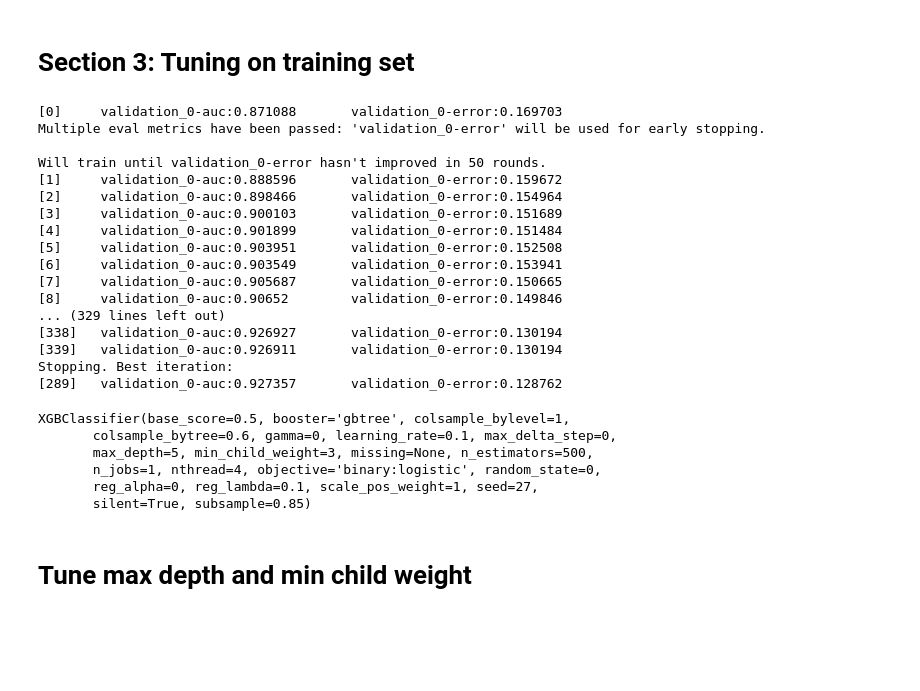
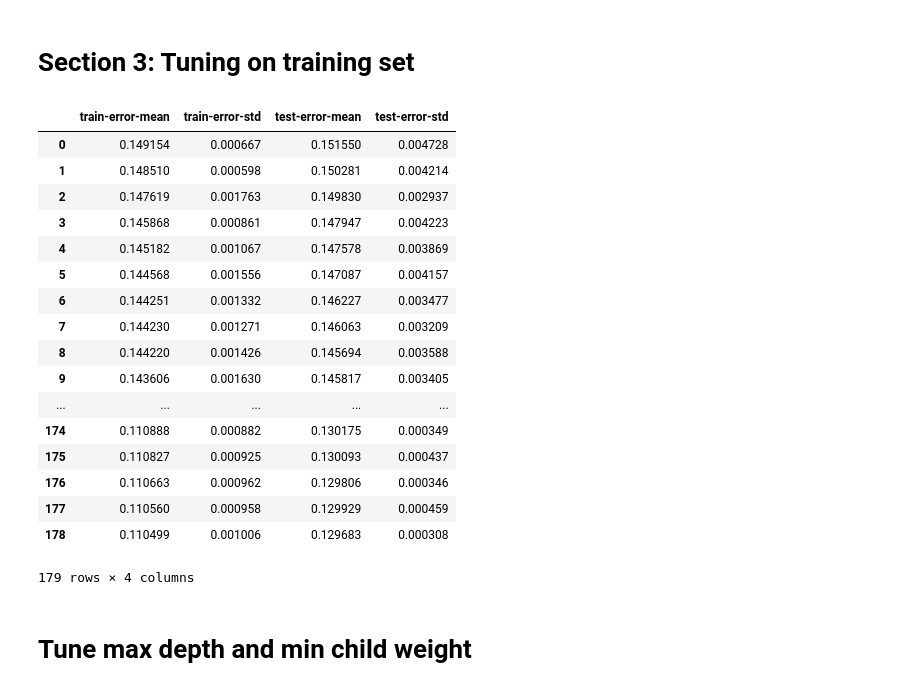
Before and after one commit to potus84/research-project-Roland, a Jupyter notebook: data/adult.ipynb, the cells around one changed output. Drawn from its saved outputs; the diff is of its cells as text; code cells hidden in the pictures; blank space fills up the shorter version.

```diff
--- a/data/adult.ipynb
+++ b/data/adult.ipynb
@@ -234,45 +231,42 @@ features.head(10)
 # %%
 xgb = XGBClassifier(
     learning_rate =0.1,
-    n_estimators=500,
+    n_estimators=5000,
     max_depth=5,
-    min_child_weight=3,
+    min_child_weight=1,
     gamma=0,
-    subsample=0.85,
-    colsample_bytree=0.6,
+    subsample=0.8,
+    colsample_bytree=0.8,
     objective= 'binary:logistic',
-    nthread=4,
+    n_jobs=-1,
     scale_pos_weight=1,
-    reg_lambda=0.1,
     seed=27)
 
-eval_set = [(X_val, y_val)]
-eval_metric = ["auc", "error"]
-xgb.fit(X_train, y_train, eval_metric=eval_metric, eval_set=eval_set, early_stopping_rounds=50, verbose=True)
+xgb_param = xgb.get_xgb_params()
+xgtrain = xgboost.DMatrix(X, label=y)
+
+
+xgboost.cv(xgb_param, xgtrain, num_boost_round=5000, nfold=5, metrics=['error'],
+     early_stopping_rounds=50, stratified=True, seed=0)
 # %% [output]
+|  | train-error-mean | train-error-std | test-error-mean | test-error-std |
+| 0 | 0.149154 | 0.000667 | 0.151550 | 0.004728 |
+| 1 | 0.148510 | 0.000598 | 0.150281 | 0.004214 |
+| 2 | 0.147619 | 0.001763 | 0.149830 | 0.002937 |
+| 3 | 0.145868 | 0.000861 | 0.147947 | 0.004223 |
+| 4 | 0.145182 | 0.001067 | 0.147578 | 0.003869 |
+| 5 | 0.144568 | 0.001556 | 0.147087 | 0.004157 |
+| 6 | 0.144251 | 0.001332 | 0.146227 | 0.003477 |
+| 7 | 0.144230 | 0.001271 | 0.146063 | 0.003209 |
+| 8 | 0.144220 | 0.001426 | 0.145694 | 0.003588 |
+| 9 | 0.143606 | 0.001630 | 0.145817 | 0.003405 |
+| ... | ... | ... | ... | ... |
+| 174 | 0.110888 | 0.000882 | 0.130175 | 0.000349 |
+| 175 | 0.110827 | 0.000925 | 0.130093 | 0.000437 |
+| 176 | 0.110663 | 0.000962 | 0.129806 | 0.000346 |
+| 177 | 0.110560 | 0.000958 | 0.129929 | 0.000459 |
+| 178 | 0.110499 | 0.001006 | 0.129683 | 0.000308 |
-[0]     validation_0-auc:0.871088       validation_0-error:0.169703
-Multiple eval metrics have been passed: 'validation_0-error' will be used for early stopping.
-
-Will train until validation_0-error hasn't improved in 50 rounds.
-[1]     validation_0-auc:0.888596       validation_0-error:0.159672
-[2]     validation_0-auc:0.898466       validation_0-error:0.154964
-[3]     validation_0-auc:0.900103       validation_0-error:0.151689
-[4]     validation_0-auc:0.901899       validation_0-error:0.151484
-[5]     validation_0-auc:0.903951       validation_0-error:0.152508
-[6]     validation_0-auc:0.903549       validation_0-error:0.153941
-[7]     validation_0-auc:0.905687       validation_0-error:0.150665
-[8]     validation_0-auc:0.90652        validation_0-error:0.149846
-... (329 lines left out)
-[338]   validation_0-auc:0.926927       validation_0-error:0.130194
-[339]   validation_0-auc:0.926911       validation_0-error:0.130194
-Stopping. Best iteration:
-[289]   validation_0-auc:0.927357       validation_0-error:0.128762
+179 rows × 4 columns
-XGBClassifier(base_score=0.5, booster='gbtree', colsample_bylevel=1,
-       colsample_bytree=0.6, gamma=0, learning_rate=0.1, max_delta_step=0,
-       max_depth=5, min_child_weight=3, missing=None, n_estimators=500,
-       n_jobs=1, nthread=4, objective='binary:logistic', random_state=0,
-       reg_alpha=0, reg_lambda=0.1, scale_pos_weight=1, seed=27,
-       silent=True, subsample=0.85)
 # %% [markdown]
 # Tune max depth and min child weight
 # %%
```
Also changed, not shown: parts of 28 cells of this notebook, 18 other files.
